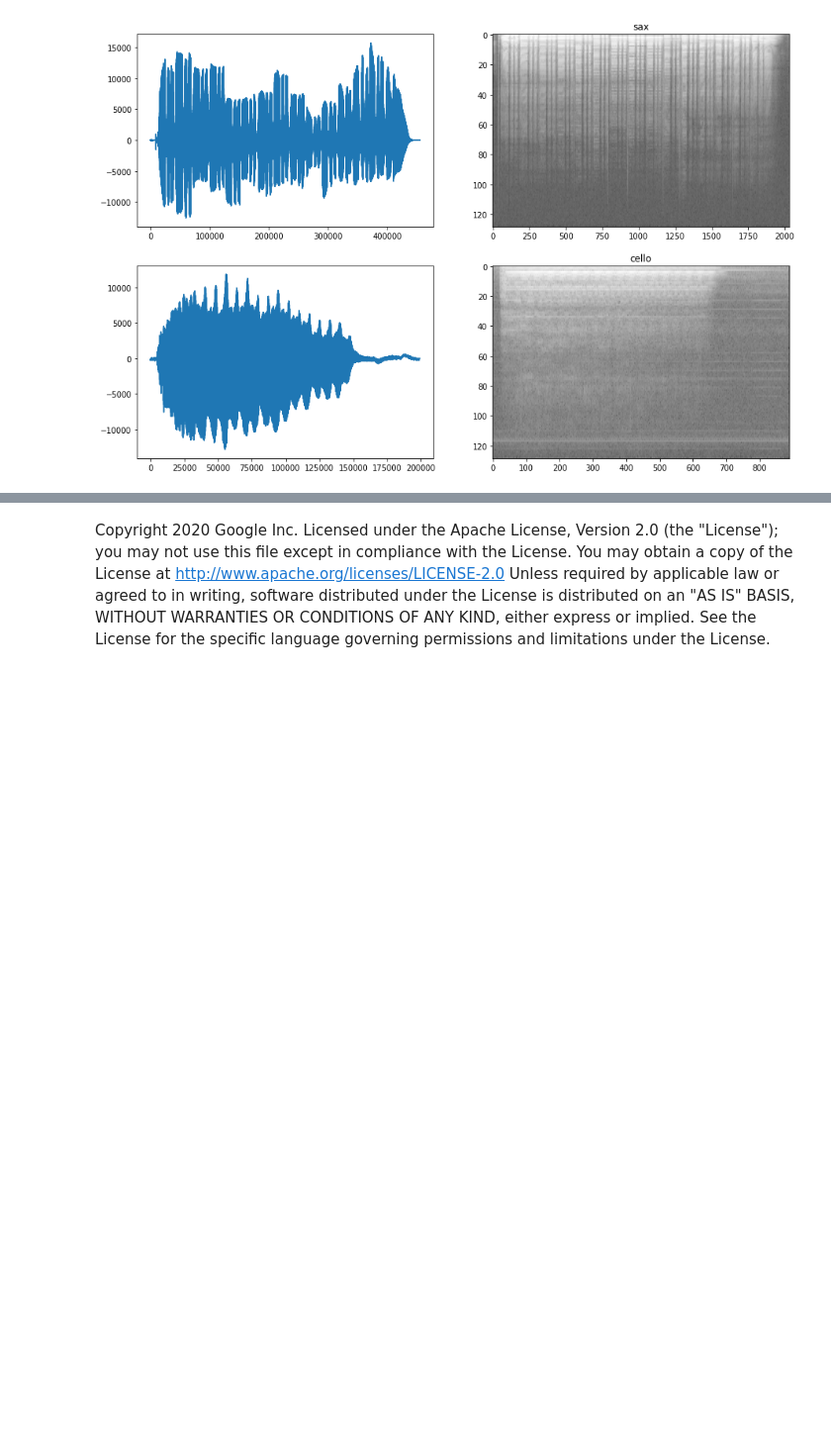
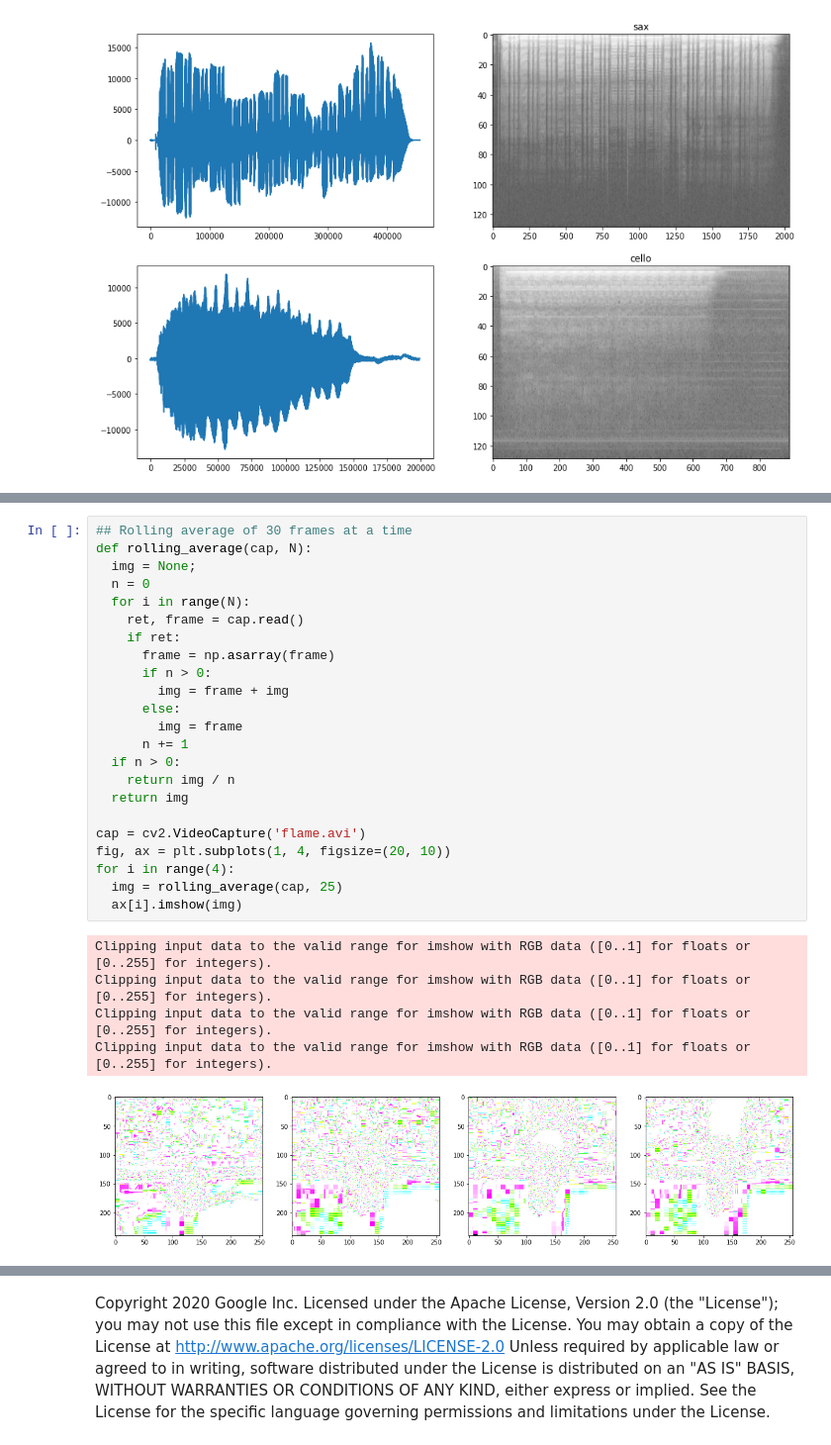
Before and after one commit to GoogleCloudPlatform/practical-ml-vision-book, a Jupyter notebook: 04_problem_types/04_audio.ipynb, the cells around one changed output, grey strips where cells are left out. Shown at 99% size. Cells and saved outputs as stored; diff of their text form; blank space fills up the shorter version.

```diff
--- a/04_problem_types/04_audio.ipynb
+++ b/04_problem_types/04_audio.ipynb
@@ -87,0 +118,29 @@ for idx, instr in enumerate(['sax', 'cello']):
+# %%
+## Rolling average of 30 frames at a time
+def rolling_average(cap, N):
+  img = None;
+  n = 0
+  for i in range(N):
+    ret, frame = cap.read()
+    if ret:
+      frame = np.asarray(frame)
+      if n > 0:
+        img = frame + img
+      else:
+        img = frame
+      n += 1
+  if n > 0:
+    return img / n
+  return img
+
+cap = cv2.VideoCapture('flame.avi')
+fig, ax = plt.subplots(1, 4, figsize=(20, 10))
+for i in range(4):
+  img = rolling_average(cap, 25)
+  ax[i].imshow(img)
+# %% [output]
+Clipping input data to the valid range for imshow with RGB data ([0..1] for floats or [0..255] for integers).
+Clipping input data to the valid range for imshow with RGB data ([0..1] for floats or [0..255] for integers).
+Clipping input data to the valid range for imshow with RGB data ([0..1] for floats or [0..255] for integers).
+Clipping input data to the valid range for imshow with RGB data ([0..1] for floats or [0..255] for integers).
+[figure, added]
```
Also changed, not shown: parts of 4 cells of this notebook.
